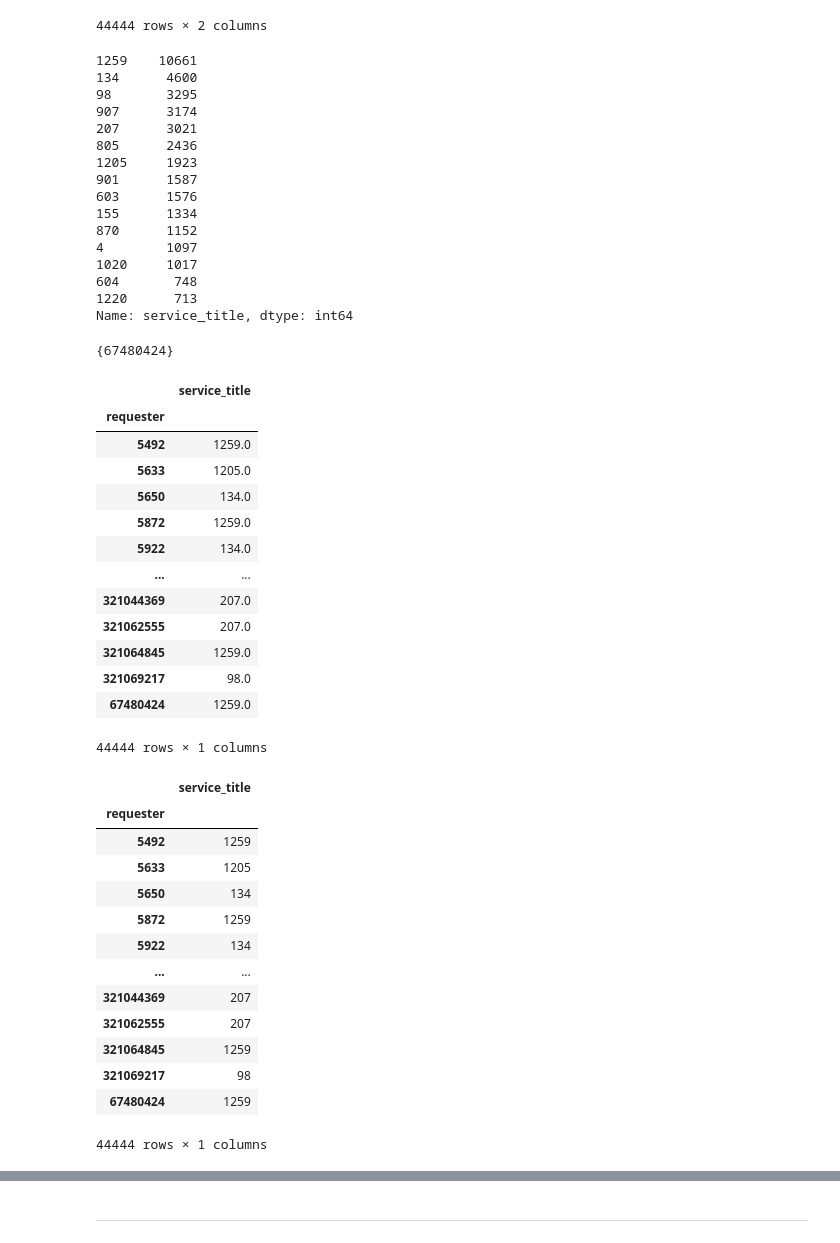
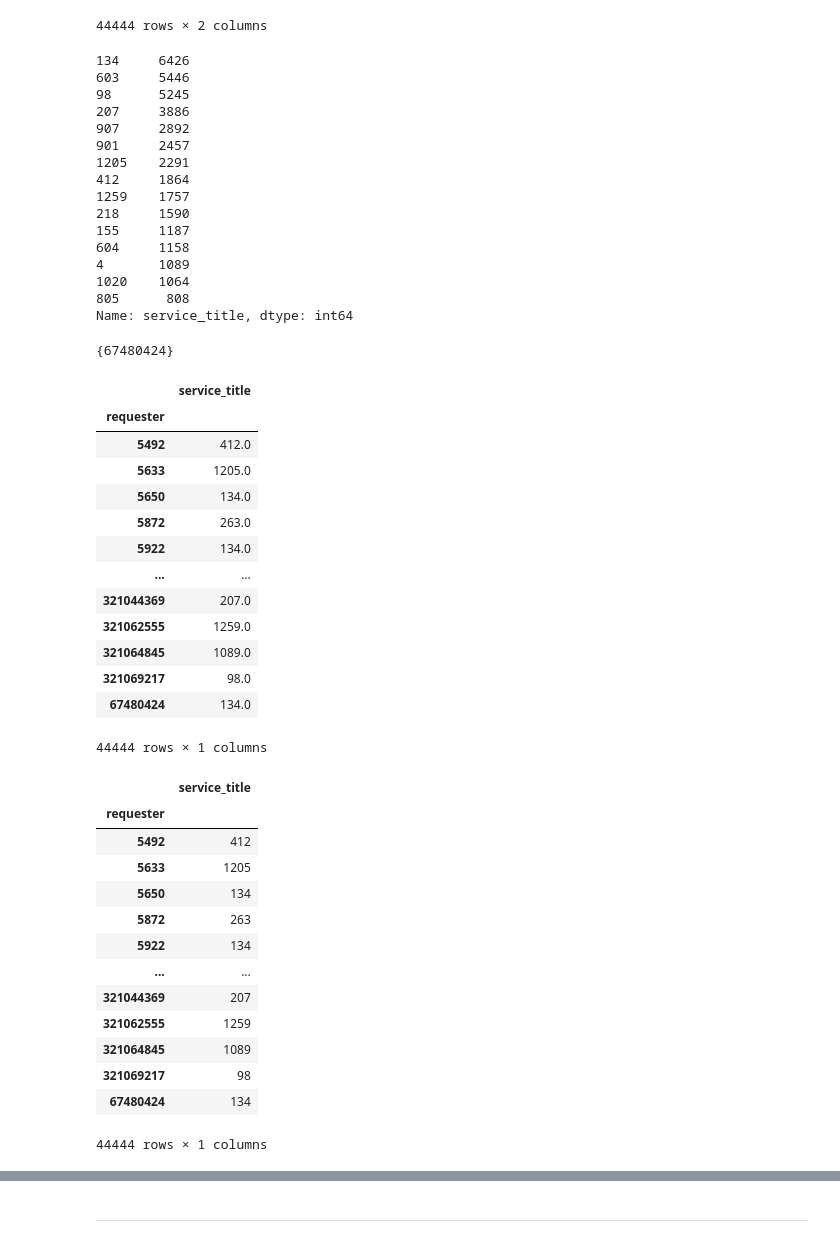
Before and after one commit to Gaussiandra/MFC_solution, a Jupyter notebook: solution.ipynb, the cells around one changed output, grey strips where cells are left out. Saved outputs shown, nothing was run; the diff lists cells and outputs as text; code cells hidden in the pictures.

```diff
--- a/solution.ipynb
+++ b/solution.ipynb
@@ -1138,7 +1138,7 @@ test_dataset.to_csv(global_path+'test_dataset.csv', chunksize=10000)
 # %% [markdown]
 ---
 # %%
-loaded_train_dataset = pd.read_csv(global_path+'unique_train_dataset.csv')
+loaded_train_dataset = pd.read_csv(global_path+'unique_train_dataset.csv', nrows=10000)
 loaded_test_dataset = pd.read_csv(global_path+'test_dataset.csv')
 # %%
 columns_to_drop = [col for col in loaded_test_dataset.columns if col.startswith('lfm_pred_')]
@@ -1251,6 +1239,4 @@ bestIteration = 99
 <catboost.core.CatBoostClassifier at 0x...>
-# %%
-loaded_test_dataset = loaded_test_dataset[loaded_train_dataset.drop(['target'], axis=1).columns.values]
 # %%
 preds = model_l2.predict(loaded_test_dataset)
 # %%
@@ -1387,43 +1373,43 @@ sample_subm.dtypes, preds_df.dtypes
 # %%
 preds_df.service_title.value_counts().head(15)
 # %% [output]
-1259    10661
-134      4600
-98       3295
-907      3174
-207      3021
-805      2436
-1205     1923
-901      1587
-603      1576
-155      1334
-870      1152
-4        1097
-1020     1017
-604       748
-1220      713
+134     6426
+603     5446
+98      5245
+207     3886
+907     2892
+901     2457
+1205    2291
+412     1864
+1259    1757
+218     1590
+155     1187
+604     1158
+4       1089
+1020    1064
+805      808
 Name: service_title, dtype: int64
 # %%
 set(sample_subm.requester) - set(loaded_test_dataset.requester.astype(int))
 # %% [output]
 {67480424}
 # %%
-preds_df.loc[67480424, 'service_title'] = 1259
+preds_df.loc[67480424, 'service_title'] = 134
 preds_df
 # %% [output]
 |  | service_title |
 | requester |  |
-| 5492 | 1259.0 |
+| 5492 | 412.0 |
 | 5633 | 1205.0 |
 | 5650 | 134.0 |
-| 5872 | 1259.0 |
+| 5872 | 263.0 |
 | 5922 | 134.0 |
 | ... | ... |
 | 321044369 | 207.0 |
-| 321062555 | 207.0 |
-| 321064845 | 1259.0 |
+| 321062555 | 1259.0 |
+| 321064845 | 1089.0 |
 | 321069217 | 98.0 |
-| 67480424 | 1259.0 |
+| 67480424 | 134.0 |
 44444 rows × 1 columns
 # %%
 preds_df.reset_index(inplace=True)
@@ -1436,17 +1422,17 @@ preds_df
 # %% [output]
 |  | service_title |
 | requester |  |
-| 5492 | 1259 |
+| 5492 | 412 |
 | 5633 | 1205 |
 | 5650 | 134 |
-| 5872 | 1259 |
+| 5872 | 263 |
 | 5922 | 134 |
 | ... | ... |
 | 321044369 | 207 |
-| 321062555 | 207 |
-| 321064845 | 1259 |
+| 321062555 | 1259 |
+| 321064845 | 1089 |
 | 321069217 | 98 |
-| 67480424 | 1259 |
+| 67480424 | 134 |
 44444 rows × 1 columns
 # %%
 preds_df.loc[sample_subm['requester']].reset_index().to_csv(global_path+'subm.csv')
```
Also changed, not shown: parts of 9 cells of this notebook.
